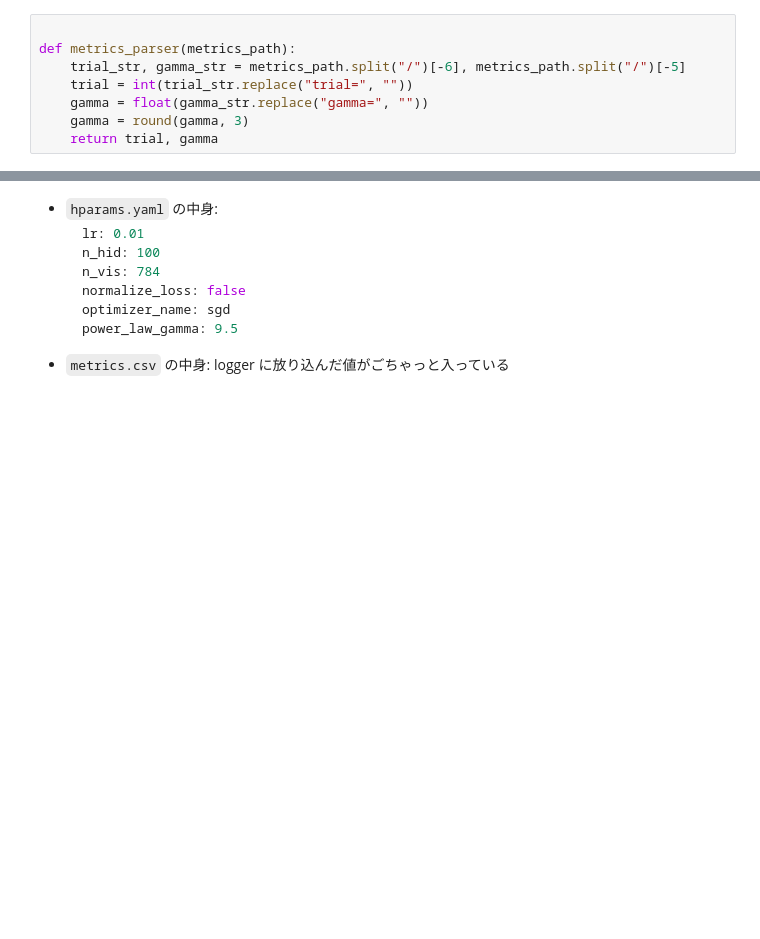
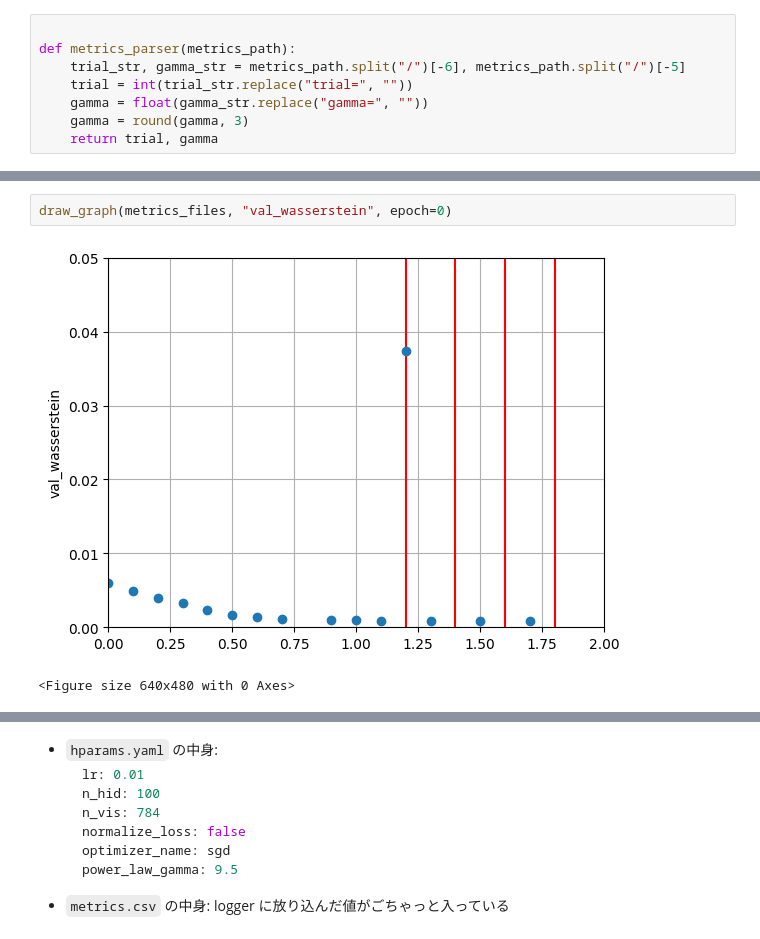
Before and after one commit to hoppiece/power-law-research, a Jupyter notebook: power_law_research/experiments/train_cifar10_resnet18.analyze_log.ipynb, the cells around one changed output, grey strips where cells are left out. Cells and saved outputs as stored; diff of their text form; blank space fills up the shorter version.

```diff
--- a/power_law_research/experiments/train_cifar10_resnet18.analyze_log.ipynb
+++ b/power_law_research/experiments/train_cifar10_resnet18.analyze_log.ipynb
@@ -60,3 +104,8 @@ df
+# %%
+draw_graph(metrics_files, "val_wasserstein", epoch=0)
+# %% [output]
+[figure, added]
+<Figure size 640x480 with 0 Axes>
 # %%
 import numpy as np
 from tqdm import tqdm
```
Also changed, not shown: parts of 10 cells of this notebook, 3 other files.
